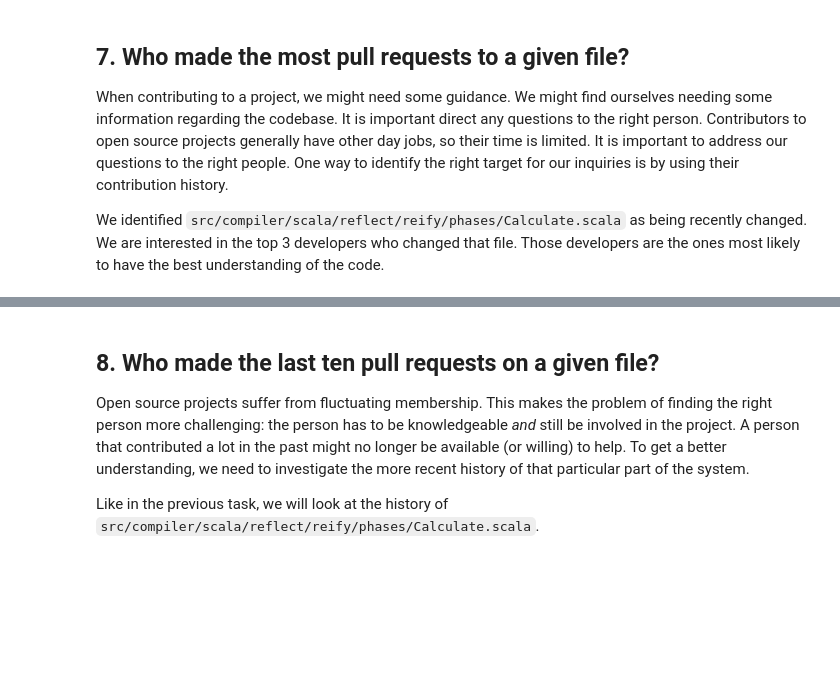
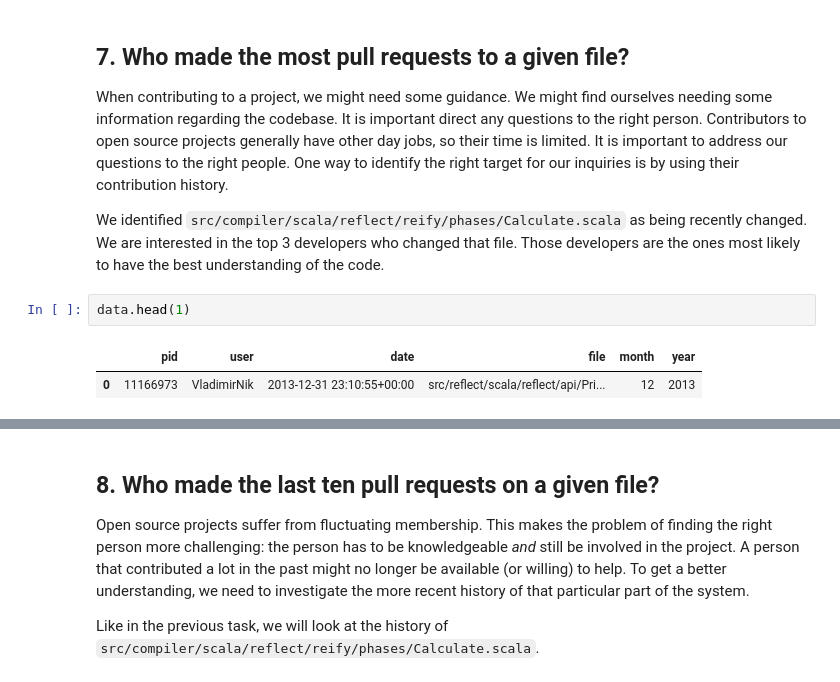
Before and after one commit to Ibn-mohey/Practice-Python, a Jupyter notebook: Data Camp/07.The GitHub History of the Scala Language/notebook.ipynb, the cells around one changed output, grey strips where cells are left out. Drawn from its saved outputs; the diff is of its cells as text; blank space fills up the shorter version.

```diff
--- a/Data Camp/07.The GitHub History of the Scala Language/notebook.ipynb
+++ b/Data Camp/07.The GitHub History of the Scala Language/notebook.ipynb
@@ -89,6 +153,11 @@ files
 ## 7. Who made the most pull requests to a given file?
 <p>When contributing to a project, we might need some guidance. We might find ourselves needing some information regarding the codebase. It is important direct any questions to the right person. Contributors to open source projects generally have other day jobs, so their time is limited. It is important to address our questions to the right people. One way to identify the right target for our inquiries is by using their contribution history.</p>
 <p>We identified <code>src/compiler/scala/reflect/reify/phases/Calculate.scala</code> as being recently changed. We are interested in the top 3 developers who changed that file. Those developers are the ones most likely to have the best understanding of the code.</p>
+# %%
+data.head(1)
+# %% [output]
+|  | pid | user | date | file | month | year |
+| 0 | 11166973 | VladimirNik | 2013-12-31 23:10:55+00:00 | src/reflect/scala/reflect/api/Pri... | 12 | 2013 |
 # %%
 # This is the file we are interested in:
 file = 'src/compiler/scala/reflect/reify/phases/Calculate.scala'
```
Also changed, not shown: parts of 16 cells of this notebook.
